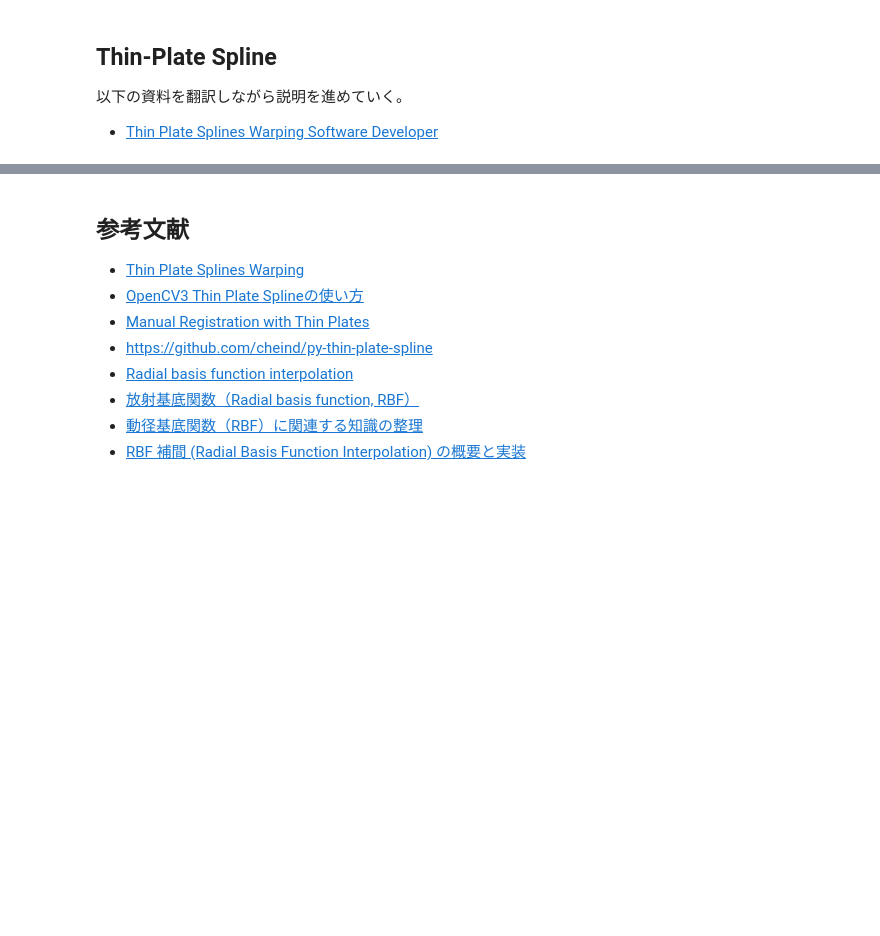
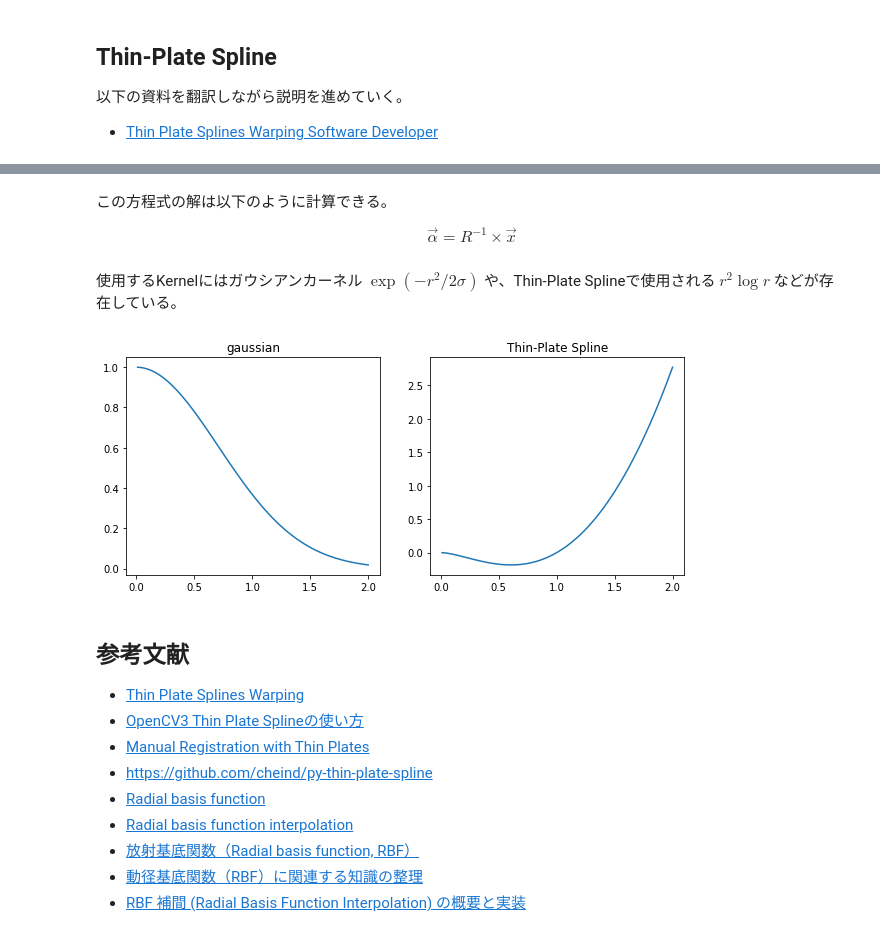
Before and after one commit to shimopino/papers-challenge, a Jupyter notebook: src/gan/GST/notebooks/Intuition_of_Geometric_Style_Transfer.ipynb, the cells around one changed output, grey strips where cells are left out. Cells and saved outputs as stored; diff of their text form; code cells hidden in the pictures; blank space fills up the shorter version.

```diff
--- a/src/gan/GST/notebooks/Intuition_of_Geometric_Style_Transfer.ipynb
+++ b/src/gan/GST/notebooks/Intuition_of_Geometric_Style_Transfer.ipynb
@@ -526,3 +570,25 @@ Tensor grid_sampler_2d_cpu(const Tensor& input, const Tensor& grid,
+# %% [markdown]
+この方程式の解は以下のように計算できる。
+
+$$\vec{\alpha}=R^{-1} \times \vec{x}$$
+# %% [markdown]
+使用するKernelにはガウシアンカーネル $\exp{(-r^2/2\sigma)}$ や、Thin-Plate Splineで使用される $r^2\log{r}$ などが存在している。
+# %%
+fig, axes = plt.subplots(1, 2, figsize=(10, 4))
+
+x = np.linspace(start=0.01, stop=2.0, num=100)
+gaussian = np.exp(-(1.0*x)**2)
+tps = (x**2) * np.log(x)
+
+axes[0].plot(x, gaussian)
+axes[0].set_title("gaussian")
+
+axes[1].plot(x, tps)
+axes[1].set_title("Thin-Plate Spline")
+
+plt.show()
+# %% [output]
+[figure, added]
 # %% [markdown]
 ## 参考文献
 
@@ -530,6 +596,7 @@ Tensor grid_sampler_2d_cpu(const Tensor& input, const Tensor& grid,
 - [OpenCV3 Thin Plate Splineの使い方](https://qiita.com/SousukeShimoyama/items/2bf8defb2d057bb8b742)
 - [Manual Registration with Thin Plates](https://profs.etsmtl.ca/hlombaert/thinplates/)
 - [https://github.com/cheind/py-thin-plate-spline](https://github.com/cheind/py-thin-plate-spline)
+- [Radial basis function](https://en.wikipedia.org/wiki/Radial_basis_function)
 - [Radial basis function interpolation](https://en.wikipedia.org/wiki/Radial_basis_function_interpolation)
 - [放射基底関数（Radial basis function, RBF）](http://zellij.hatenablog.com/entry/20121018/p1)
 - [動径基底関数（RBF）に関連する知識の整理](https://mathwords.net/doukeikitei)
```
Also changed, not shown: parts of 5 cells of this notebook.
